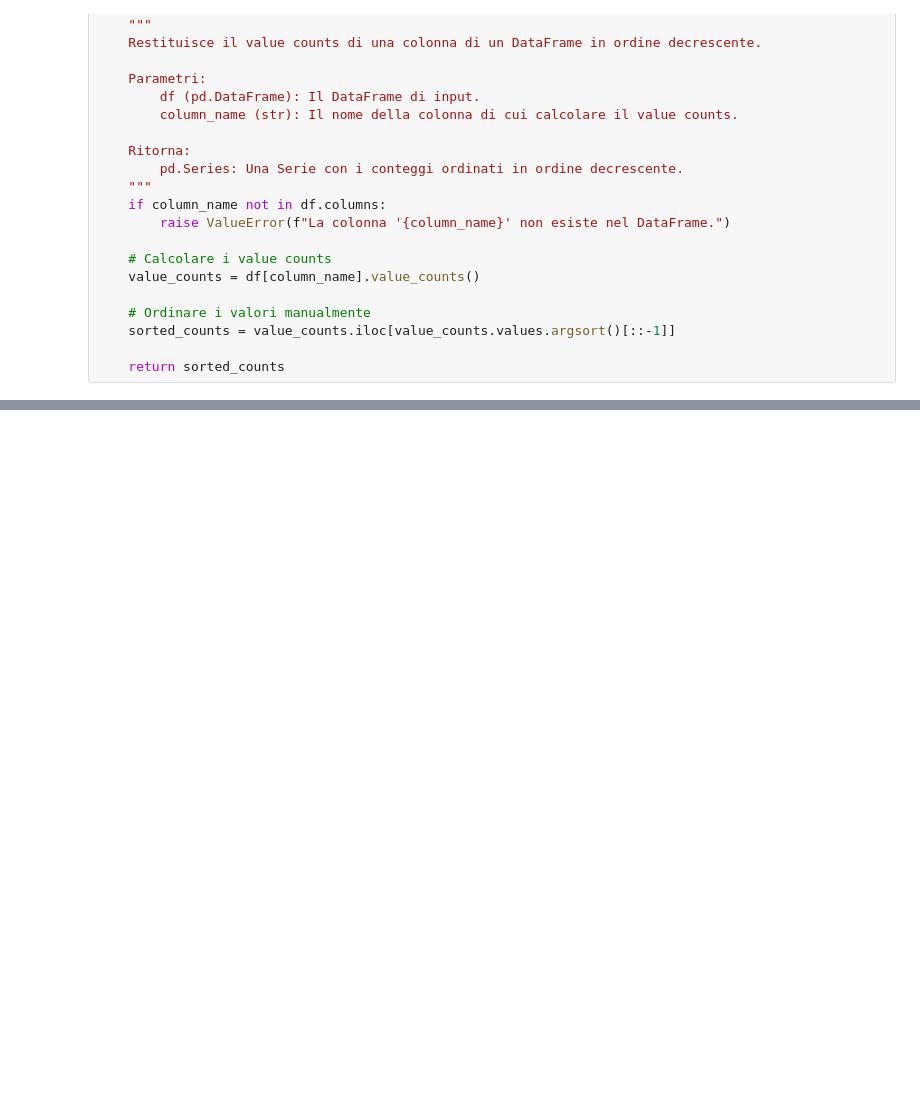
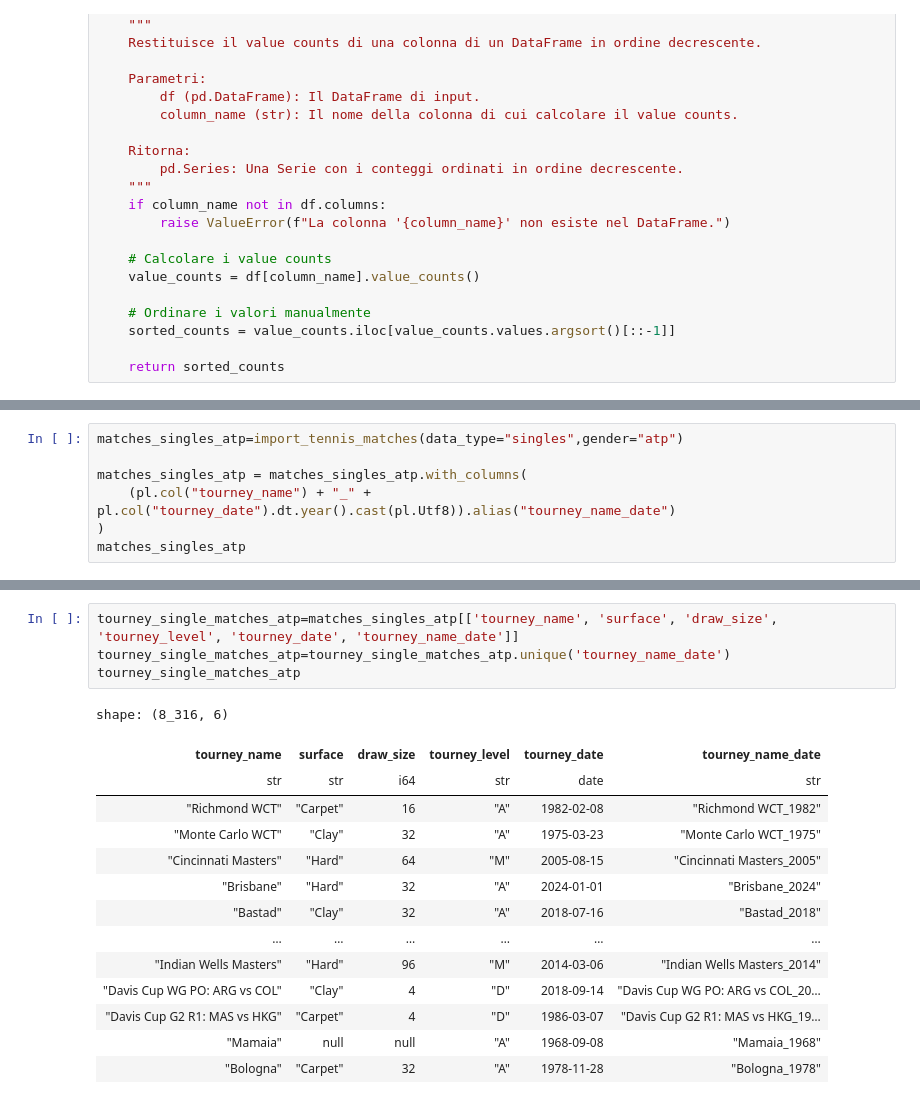
Before and after one commit to lebondon/Tennis_data_study, a Jupyter notebook: EDA_tennis.ipynb, the cells around one changed output, grey strips where cells are left out. Saved outputs shown, nothing was run; the diff lists cells and outputs as text; blank space fills up the shorter version.

```diff
--- a/EDA_tennis.ipynb
+++ b/EDA_tennis.ipynb
@@ -383,0 +132,7 @@ shape: (1_355, 7)
+# %%
+matches_singles_atp=import_tennis_matches(data_type="singles",gender="atp")
+
+matches_singles_atp = matches_singles_atp.with_columns(
+    (pl.col("tourney_name") + "_" + pl.col("tourney_date").dt.year().cast(pl.Utf8)).alias("tourney_name_date")
+)
+matches_singles_atp
@@ -383,0 +154,19 @@ shape: (1_355, 7)
+# %%
+tourney_single_matches_atp=matches_singles_atp[['tourney_name', 'surface', 'draw_size', 'tourney_level', 'tourney_date', 'tourney_name_date']]
+tourney_single_matches_atp=tourney_single_matches_atp.unique('tourney_name_date')
+tourney_single_matches_atp
+# %% [output]
+shape: (8_316, 6)
+| tourney_name | surface | draw_size | tourney_level | tourney_date | tourney_name_date |
+| str | str | i64 | str | date | str |
+| "Richmond WCT" | "Carpet" | 16 | "A" | 1982-02-08 | "Richmond WCT_1982" |
+| "Monte Carlo WCT" | "Clay" | 32 | "A" | 1975-03-23 | "Monte Carlo WCT_1975" |
+| "Cincinnati Masters" | "Hard" | 64 | "M" | 2005-08-15 | "Cincinnati Masters_2005" |
+| "Brisbane" | "Hard" | 32 | "A" | 2024-01-01 | "Brisbane_2024" |
+| "Bastad" | "Clay" | 32 | "A" | 2018-07-16 | "Bastad_2018" |
+| … | … | … | … | … | … |
+| "Indian Wells Masters" | "Hard" | 96 | "M" | 2014-03-06 | "Indian Wells Masters_2014" |
+| "Davis Cup WG PO: ARG vs COL" | "Clay" | 4 | "D" | 2018-09-14 | "Davis Cup WG PO: ARG vs COL_20… |
+| "Davis Cup G2 R1: MAS vs HKG" | "Carpet" | 4 | "D" | 1986-03-07 | "Davis Cup G2 R1: MAS vs HKG_19… |
+| "Mamaia" | null | null | "A" | 1968-09-08 | "Mamaia_1968" |
+| "Bologna" | "Carpet" | 32 | "A" | 1978-11-28 | "Bologna_1978" |
```
Also changed, not shown: parts of 43 cells of this notebook, 1 other file.
